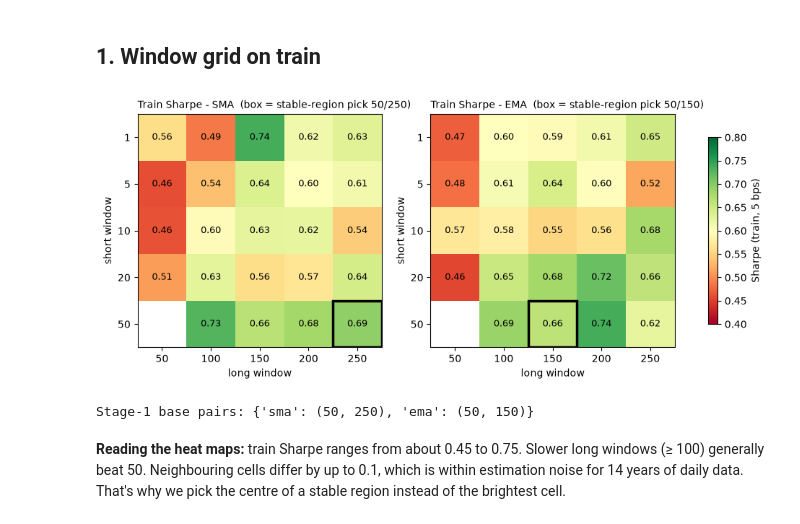
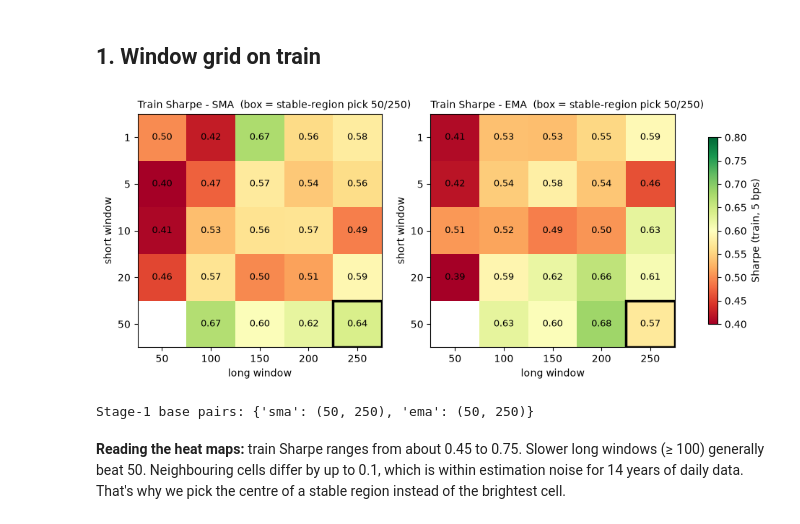
Before and after one commit to tush7301/qqq-trading-strategies, a Jupyter notebook: notebooks/01_moving_average/tuning.ipynb, the cells around one changed output. Saved outputs shown, nothing was run; the diff lists cells and outputs as text; code cells hidden in the pictures.

```diff
--- a/notebooks/01_moving_average/tuning.ipynb
+++ b/notebooks/01_moving_average/tuning.ipynb
@@ -37,7 +40,8 @@ print(f"{len(prices)} trading days, {prices.index[0].date()} -> {prices.index[-1
 # %% [markdown]
 ## 0. Baseline: v1 default (50/200 SMA) vs buy-and-hold
 # %%
-base = period_metrics(backtest_strategy(MA(50, 200, reentry_window=None), prices))
+NOCAP = dict(vol_target=None)  # stages 0-3 tune the signal without the cap (stage 4 adds it)
+base = period_metrics(backtest_strategy(MA(50, 200, reentry_window=None, **NOCAP), prices))
 pct(pd.concat({"MA 50/200 (v1)": base, "buy_and_hold": bh})[COLS])
 # %% [output]
 |  |  | annualized_return | annualized_volatility | sharpe_ratio | max_drawdown | cumulative_return | ... |
@@ -50,31 +54,31 @@ pct(pd.concat({"MA 50/200 (v1)": base, "buy_and_hold": bh})[COLS])
 # %%
 SHORTS, LONGS = [1, 5, 10, 20, 50], [50, 100, 150, 200, 250]
 g1 = grid_search(MA, {"short_window": SHORTS, "long_window": LONGS, "ma_type": ["sma", "ema"]}, period="train", prices=prices,
-                 reentry_window=None)
+                 reentry_window=None, **NOCAP)
 fig, axes = plt.subplots(1, 2, figsize=(12, 4.2))
 bases = {}
 for ax, t in zip(axes, ["sma", "ema"]):
     pv = g1[g1.ma_type == t].pivot(index="short_window", columns="long_window", values="sharpe_ratio").reindex(index=SHORTS, columns=LONGS)
     im = ax.imshow(pv.values, cmap="RdYlGn", vmin=0.4, vmax=0.8, aspect="auto")
     ax.set_xticks(range(len(LONGS)), LONGS); ax.set_yticks(range(len(SHORTS)), SHORTS)
     ax.set_xlabel("long window"); ax.set_ylabel("short window")
     for i in range(len(SHORTS)):
         for j in range(len(LONGS)):
             if not np.isnan(pv.values[i, j]):
                 ax.text(j, i, f"{pv.values[i, j]:.2f}", ha="center", va="center", fontsize=9)
     # stability: 3x3 neighbourhood mean (ignoring invalid cells)
     sm = pv.rolling(3, center=True, min_periods=1).mean().T.rolling(3, center=True, min_periods=1).mean().T
     sm = sm.where(pv.notna())
     i, j = np.unravel_index(np.nanargmax(sm.values), sm.shape)
     bases[t] = (SHORTS[i], LONGS[j])
     ax.add_patch(plt.Rectangle((j - .5, i - .5), 1, 1, fill=False, lw=2.5, ec="black"))
     ax.set_title(f"Train Sharpe - {t.upper()}  (box = stable-region pick {SHORTS[i]}/{LONGS[j]})", loc="left", fontsize=10)
 fig.colorbar(im, ax=axes, shrink=0.8, label="Sharpe (train, 5 bps)")
 fig.savefig(FIG / "heatmap_train_sharpe.png", dpi=150, bbox_inches="tight"); plt.show()
 print("Stage-1 base pairs:", bases)
 # %% [output]
-[figure, old version]
+[figure, new version]
-Stage-1 base pairs: {'sma': (50, 250), 'ema': (50, 150)}
+Stage-1 base pairs: {'sma': (50, 250), 'ema': (50, 250)}
 # %% [markdown]
 **Reading the heat maps:** train Sharpe ranges from about 0.45 to 0.75. Slower long windows (≥ 100) generally beat 50. Neighbouring cells differ by up to 0.1, which is within estimation noise for 14 years of daily data. That's why we pick the centre of a stable region instead of the brightest cell.
 # %% [markdown]
```
Also changed, not shown: parts of 17 cells of this notebook, 44 other files.
